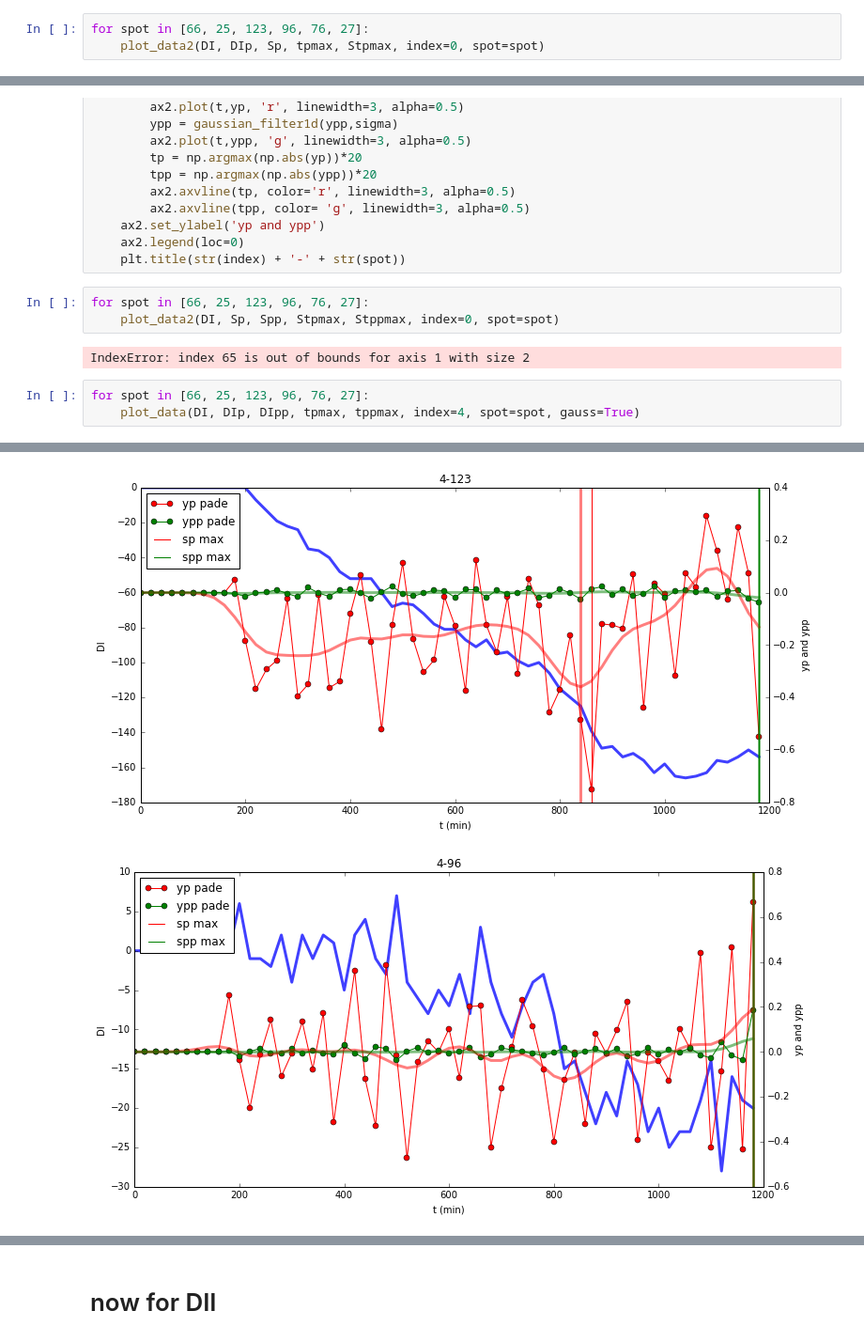
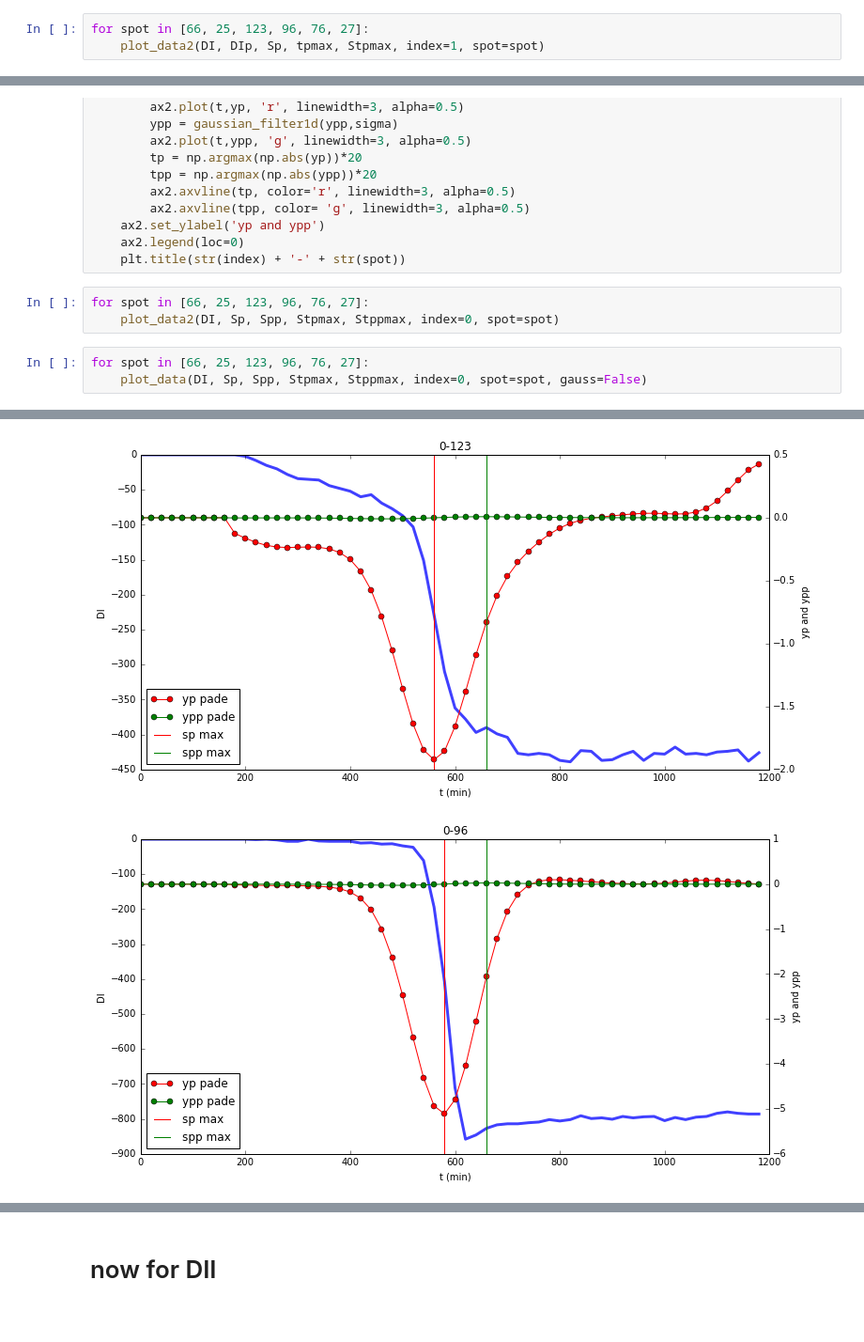
Before and after one commit to andersberliner/smelling_sepsis, a Jupyter notebook: Derivative Featurizer debugger.ipynb, the cells around one changed output, grey strips where cells are left out. Shown: that part at 94% size. Saved outputs shown, nothing was run; the diff lists cells and outputs as text.

```diff
--- a/Derivative Featurizer debugger.ipynb
+++ b/Derivative Featurizer debugger.ipynb
@@ -245,6 +242,6 @@ Regressed 10 trials in 4 seconds
 # %%
 for spot in [66, 25, 123, 96, 76, 27]:
-    plot_data2(DI, DIp, Sp, tpmax, Stpmax, index=0, spot=spot)
+    plot_data2(DI, DIp, Sp, tpmax, Stpmax, index=1, spot=spot)
 # %% [output]
 IndexError: index 65 is out of bounds for axis 1 with size 2
 # %%
@@ -341,9 +320,7 @@ def plot_data(X, Xp, Xpp, tpmax, tppmax, index=0, spot=25, gauss=False, sigma=2)
 # %%
 for spot in [66, 25, 123, 96, 76, 27]:
     plot_data2(DI, Sp, Spp, Stpmax, Stppmax, index=0, spot=spot)
-# %% [output]
-IndexError: index 65 is out of bounds for axis 1 with size 2
 # %%
 for spot in [66, 25, 123, 96, 76, 27]:
-    plot_data(DI, DIp, DIpp, tpmax, tppmax, index=4, spot=spot, gauss=True)
+    plot_data(DI, Sp, Spp, Stpmax, Stppmax, index=0, spot=spot, gauss=False)
 # %% [output]
@@ -352,2 +329,2 @@ for spot in [66, 25, 123, 96, 76, 27]:
-[figure, old version]
+[figure, new version]
-[figure, old version]
+[figure, new version]
```
Also changed, not shown: parts of 13 cells of this notebook, 13 other files.
